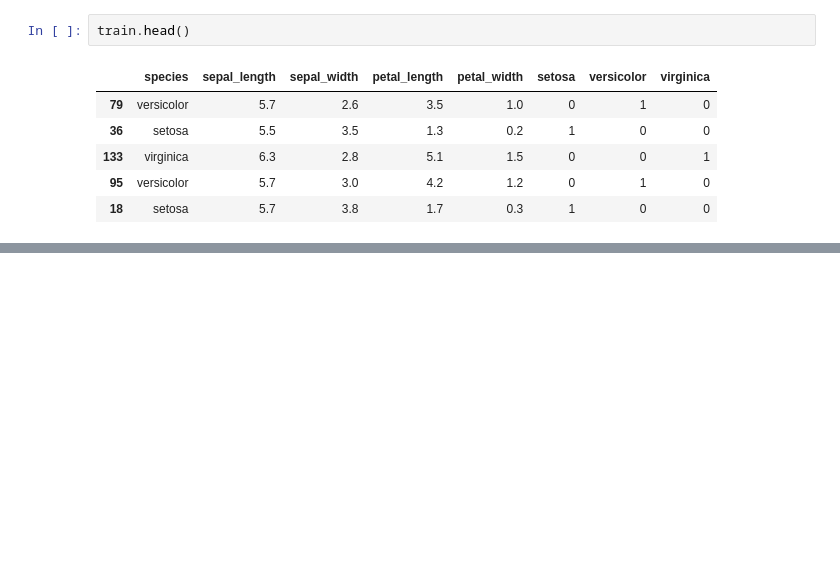
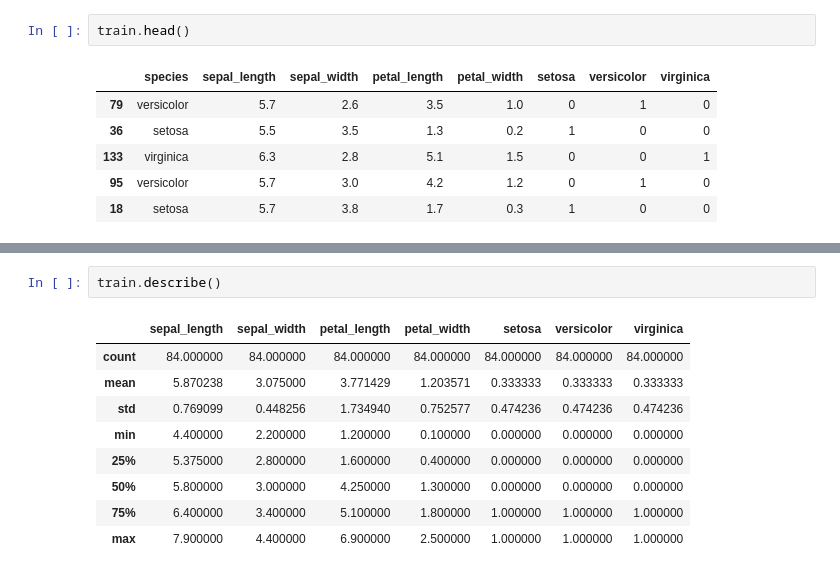
Before and after one commit to randyfrench/classification-exercises, a Jupyter notebook: classification_exercises.ipynb, the cells around one changed output, grey strips where cells are left out. Saved outputs shown, nothing was run; the diff lists cells and outputs as text; blank space fills up the shorter version.

```diff
--- a/classification_exercises.ipynb
+++ b/classification_exercises.ipynb
@@ -489,0 +572,12 @@ train.head()
+# %%
+train.describe()
+# %% [output]
+|  | sepal_length | sepal_width | petal_length | petal_width | setosa | versicolor | virginica |
+| count | 84.000000 | 84.000000 | 84.000000 | 84.000000 | 84.000000 | 84.000000 | 84.000000 |
+| mean | 5.870238 | 3.075000 | 3.771429 | 1.203571 | 0.333333 | 0.333333 | 0.333333 |
+| std | 0.769099 | 0.448256 | 1.734940 | 0.752577 | 0.474236 | 0.474236 | 0.474236 |
+| min | 4.400000 | 2.200000 | 1.200000 | 0.100000 | 0.000000 | 0.000000 | 0.000000 |
+| 25% | 5.375000 | 2.800000 | 1.600000 | 0.400000 | 0.000000 | 0.000000 | 0.000000 |
+| 50% | 5.800000 | 3.000000 | 4.250000 | 1.300000 | 0.000000 | 0.000000 | 0.000000 |
+| 75% | 6.400000 | 3.400000 | 5.100000 | 1.800000 | 1.000000 | 1.000000 | 1.000000 |
+| max | 7.900000 | 4.400000 | 6.900000 | 2.500000 | 1.000000 | 1.000000 | 1.000000 |
```
Also changed, not shown: parts of 14 cells of this notebook.
